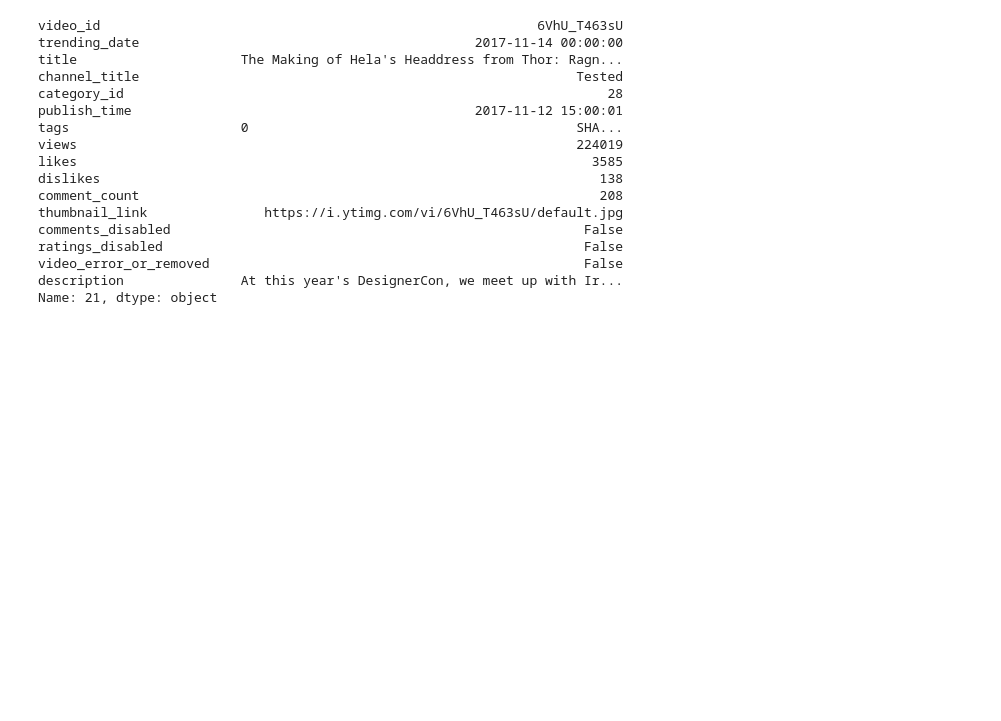
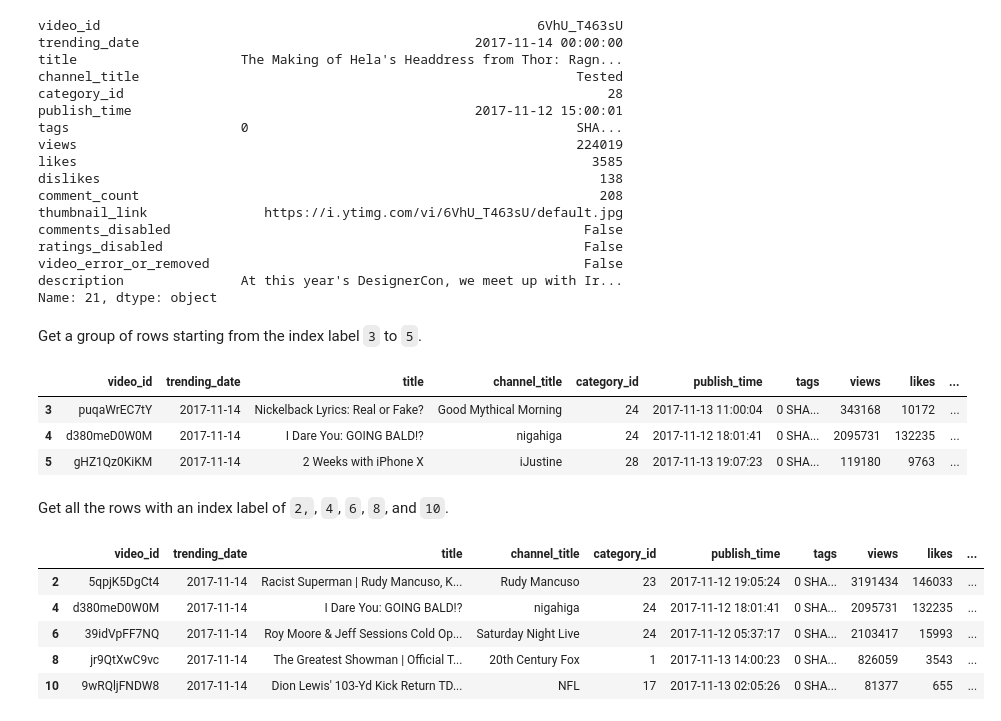
Before and after one commit to christiane-bacani/applied-data-science, a Jupyter notebook: mini-projects/pandas_loc-iloc/notebooks/pandas_loc-iloc.ipynb, the cells around one changed output. Cells and saved outputs as stored; diff of their text form; code cells hidden in the pictures; blank space fills up the shorter version.

```diff
--- a/mini-projects/pandas_loc-iloc/notebooks/pandas_loc-iloc.ipynb
+++ b/mini-projects/pandas_loc-iloc/notebooks/pandas_loc-iloc.ipynb
@@ -198,3 +198,23 @@ ratings_disabled                                                      False
 video_error_or_removed                                                False
 description               At this year's DesignerCon, we meet up with Ir...
 Name: 21, dtype: object
+# %% [markdown]
+Get a group of rows starting from the index label `3` to `5`.
+# %%
+USvideos.loc[3: 5] # Index label 3 to 5.
+# %% [output]
+|  | video_id | trending_date | title | channel_title | category_id | publish_time | tags | views | likes | ... |
+| 3 | puqaWrEC7tY | 2017-11-14 | Nickelback Lyrics: Real or Fake? | Good Mythical Morning | 24 | 2017-11-13 11:00:04 | 0 SHA... | 343168 | 10172 | ... |
+| 4 | d380meD0W0M | 2017-11-14 | I Dare You: GOING BALD!? | nigahiga | 24 | 2017-11-12 18:01:41 | 0 SHA... | 2095731 | 132235 | ... |
+| 5 | gHZ1Qz0KiKM | 2017-11-14 | 2 Weeks with iPhone X | iJustine | 28 | 2017-11-13 19:07:23 | 0 SHA... | 119180 | 9763 | ... |
+# %% [markdown]
+Get all the rows with an index label of `2,`, `4`, `6`, `8`, and `10`.
+# %%
+USvideos.loc[[2, 4, 6, 8, 10]] # Index label of 2, 4, 6, 8, 10.
+# %% [output]
+|  | video_id | trending_date | title | channel_title | category_id | publish_time | tags | views | likes | ... |
+| 2 | 5qpjK5DgCt4 | 2017-11-14 | Racist Superman | Rudy Mancuso, K... | Rudy Mancuso | 23 | 2017-11-12 19:05:24 | 0 SHA... | 3191434 | 146033 | ... |
+| 4 | d380meD0W0M | 2017-11-14 | I Dare You: GOING BALD!? | nigahiga | 24 | 2017-11-12 18:01:41 | 0 SHA... | 2095731 | 132235 | ... |
+| 6 | 39idVpFF7NQ | 2017-11-14 | Roy Moore & Jeff Sessions Cold Op... | Saturday Night Live | 24 | 2017-11-12 05:37:17 | 0 SHA... | 2103417 | 15993 | ... |
+| 8 | jr9QtXwC9vc | 2017-11-14 | The Greatest Showman | Official T... | 20th Century Fox | 1 | 2017-11-13 14:00:23 | 0 SHA... | 826059 | 3543 | ... |
+| 10 | 9wRQljFNDW8 | 2017-11-14 | Dion Lewis' 103-Yd Kick Return TD... | NFL | 17 | 2017-11-13 02:05:26 | 0 SHA... | 81377 | 655 | ... |
```
Also changed, not shown: parts of 2 cells of this notebook.
